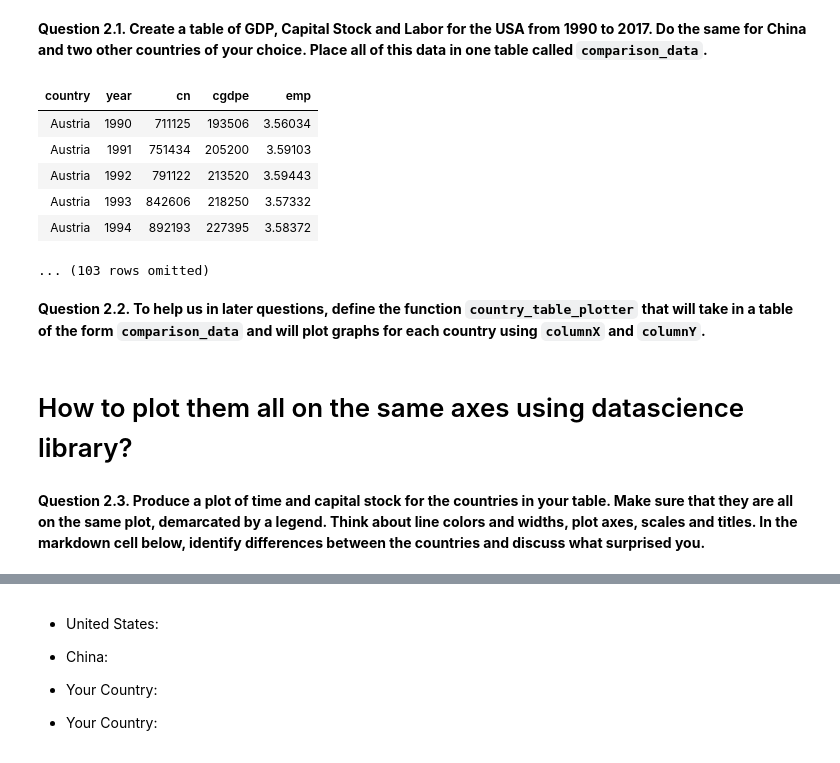
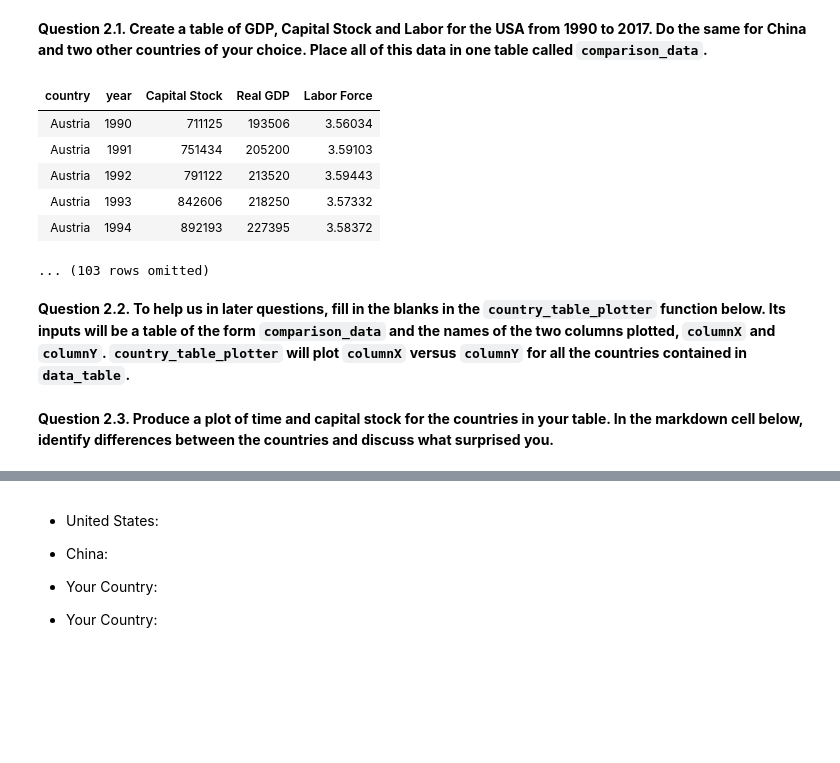
Before and after one commit to manikui/Data-88-Notebooks, a Jupyter notebook: Modeling Macroeconomic Dataset.ipynb, the cells around one changed output, grey strips where cells are left out. Cells and saved outputs as stored; diff of their text form; code cells hidden in the pictures; blank space fills up the shorter version.

````diff
--- a/Modeling Macroeconomic Dataset.ipynb
+++ b/Modeling Macroeconomic Dataset.ipynb
@@ -96,11 +104,16 @@ Now we are going to visualize trends in each of the variables for different coun
 # %% [markdown]
 **Question 2.1. Create a table of GDP, Capital Stock and Labor for the USA from 1990 to 2017. Do the same for China and two other countries of your choice. Place all of this data in one table called ```comparison_data```.**
 # %%
+### Your code here ###
+
+comparison_data = ...
+
+### Solution ###
 countries = ["Austria", "United States", "China", "Philippines"]
 comparison_data = cleaned_data.where("country", are.contained_in(countries)).where("year", are.between(1990, 2017))
 comparison_data.show(5)
 # %% [output]
-| country | year | cn | cgdpe | emp |
+| country | year | Capital Stock | Real GDP | Labor Force |
 | Austria | 1990 | 711125 | 193506 | 3.56034 |
 | Austria | 1991 | 751434 | 205200 | 3.59103 |
 | Austria | 1992 | 791122 | 213520 | 3.59443 |
@@ -108,4 +121,4 @@ comparison_data.show(5)
 | Austria | 1994 | 892193 | 227395 | 3.58372 |
 ... (103 rows omitted)
 # %% [markdown]
-**Question 2.2. To help us in later questions, define the function ```country_table_plotter``` that will take in a table of the form ```comparison_data``` and will plot graphs for each country using ```columnX``` and ```columnY```.**
+**Question 2.2. To help us in later questions, fill in the blanks in the ```country_table_plotter``` function below. Its inputs will be a table of the form ```comparison_data``` and the names of the two columns plotted, ```columnX``` and ```columnY```. ```country_table_plotter``` will plot ```columnX``` versus ```columnY``` for all the countries contained in ```data_table```.**
@@ -123,2 +124,0 @@ def country_table_plotter(data_table, columnX, columnY):
-# %% [markdown]
-# How to plot them all on the same axes using datascience library?
@@ -125,2 +149,2 @@ def country_table_plotter(data_table, columnX, columnY):
 # %% [markdown]
-**Question 2.3. Produce a plot of time and capital stock for the countries in your table. Make sure that they are all on the same plot, demarcated by a legend. Think about line colors and widths, plot axes, scales and titles. In the markdown cell below, identify differences between the countries and discuss what surprised you.**
+**Question 2.3. Produce a plot of time and capital stock for the countries in your table. In the markdown cell below, identify differences between the countries and discuss what surprised you.**
````
Also changed, not shown: parts of 29 cells of this notebook.
